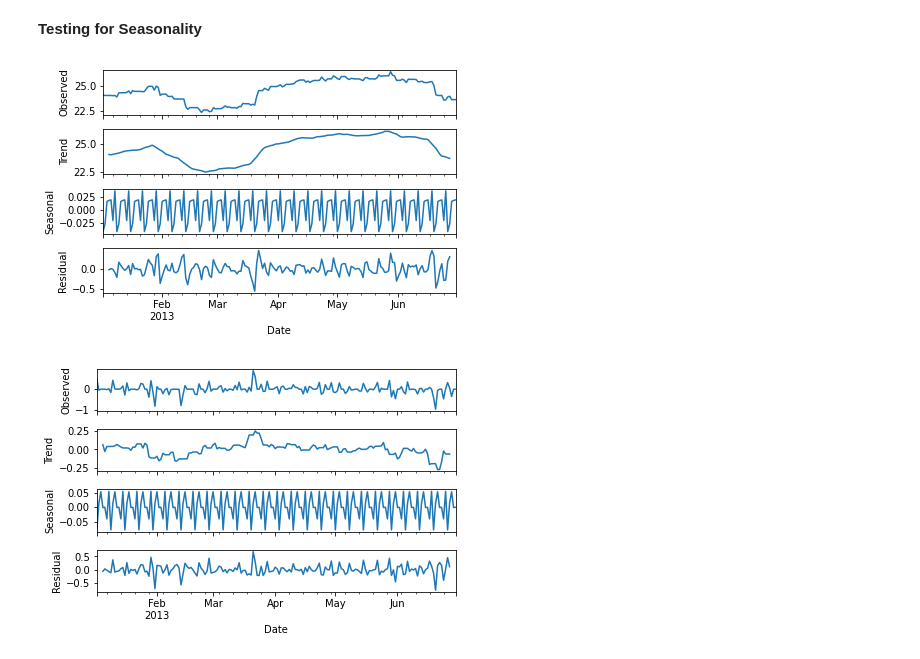
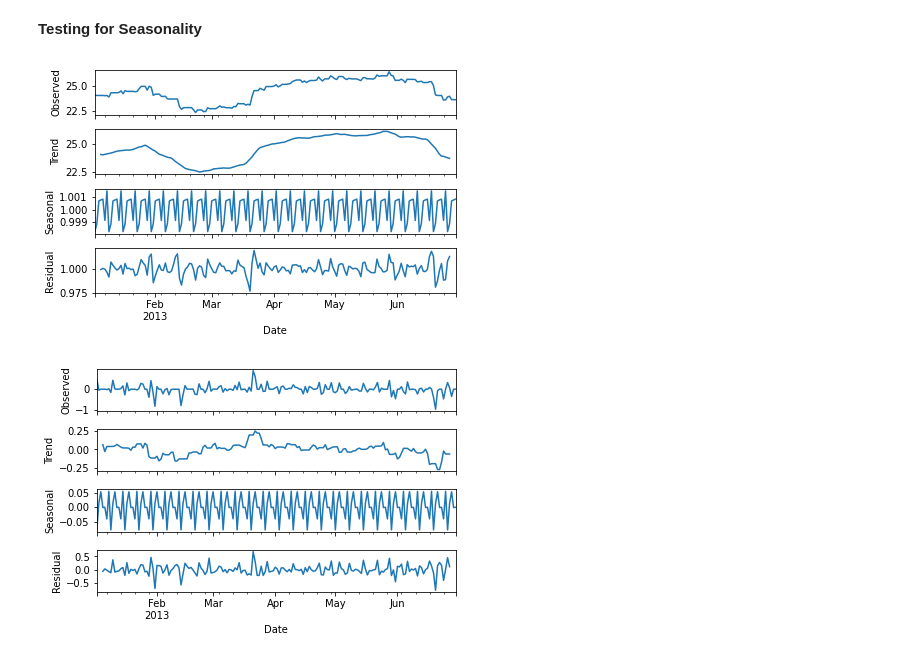
Before and after one commit to melaniaczobit/Predicting-AstraZeneca-Stock-Movement, a Jupyter notebook: AstraZeneca_Stock_Prices.ipynb, the cells around one changed output. Drawn from its saved outputs; the diff is of its cells as text; code cells hidden in the pictures.

```diff
--- a/AstraZeneca_Stock_Prices.ipynb
+++ b/AstraZeneca_Stock_Prices.ipynb
@@ -306,10 +308,10 @@ plot_pacf(train['Close_diff'], lags=30, title='Partial Autocorrelation Plot of D
 # %%
 from statsmodels.tsa.seasonal import seasonal_decompose
 # %%
-output = seasonal_decompose(train['Close'][:180], model='additive')
+output = seasonal_decompose(train['Close'][:180], model='multiplicative')
 output.plot();
 # %% [output]
-[figure, old version]
+[figure, new version]
 # %%
 decomposed = seasonal_decompose(train['Close_diff'][:180], model='additive')
 decomposed.plot();
```
Also changed, not shown: parts of 18 cells of this notebook.
